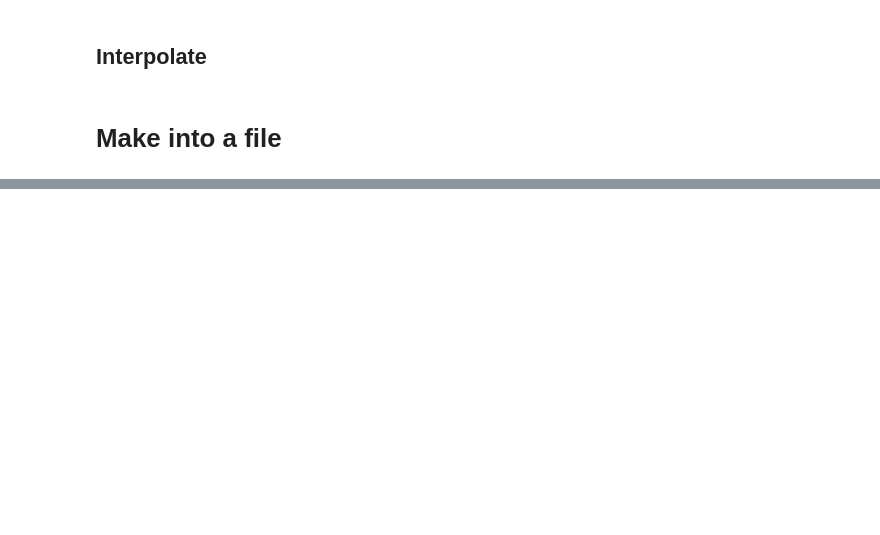
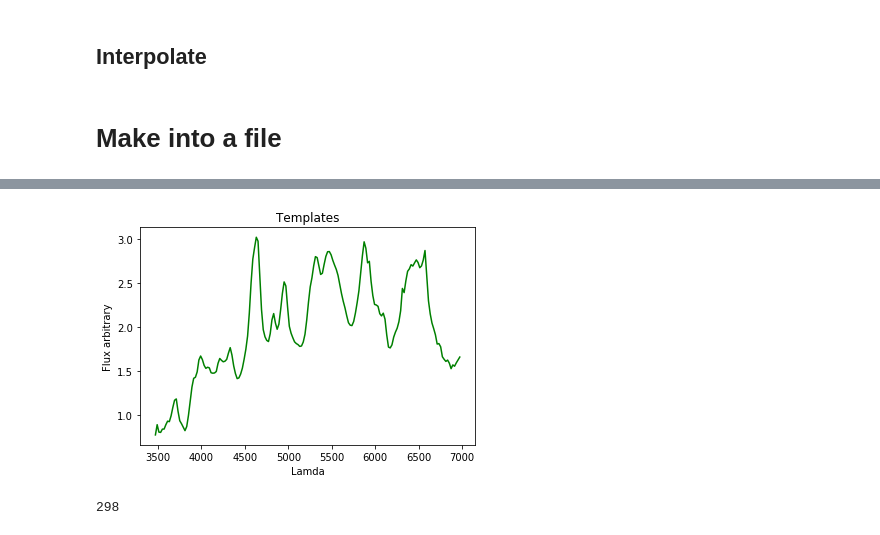
Before and after one commit to oyaron/NGSF, a Jupyter notebook: Bin_SN_HG.ipynb, the cells around one changed output, grey strips where cells are left out. Cells and saved outputs as stored; diff of their text form; code cells hidden in the pictures; blank space fills up the shorter version.

```diff
--- a/Bin_SN_HG.ipynb
+++ b/Bin_SN_HG.ipynb
@@ -225,0 +305,15 @@ TypeError: 'Table' object is not callable
+# %%
+hg = np.loadtxt("/Users/user/Desktop/ssf/superfit/rebinned/combined/COMBINED.dat")
+lamhg=hg[:,0]
+fluxhg=hg[:,1]
+
+plt.plot(lam, combined_spectra,'g')
+plt.ylabel('Flux arbitrary')
+plt.xlabel('Lamda')
+plt.title('Templates')
+plt.show()
+
+print(len(combined_spectra))
+# %% [output]
+[figure, added]
+298
```
Also changed, not shown: parts of 8 cells of this notebook.
